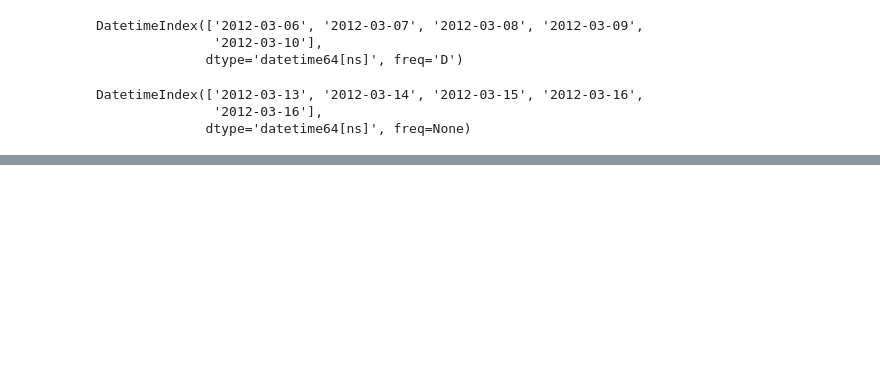
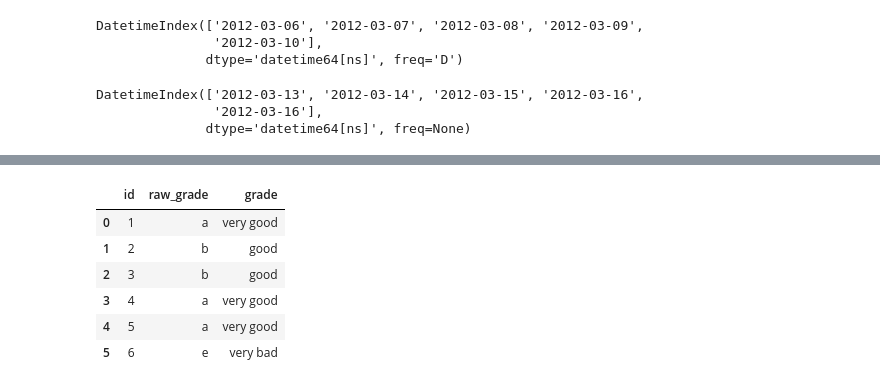
Before and after one commit to kyeob1107/pandas_til, a Jupyter notebook: local_getting_used_pandas.ipynb, the cells around one changed output, grey strips where cells are left out. Drawn from its saved outputs; the diff is of its cells as text; code cells hidden in the pictures; blank space fills up the shorter version.

```diff
--- a/local_getting_used_pandas.ipynb
+++ b/local_getting_used_pandas.ipynb
@@ -1064,0 +1060,5 @@ print("가이드 정리 용 테스트")
+# %%
+df = pd.DataFrame(
+    {"id": [1,2,3,4,5,6], "raw_grade": ["a", "b", "b", "a", "a", "e"]}
+)
+df
@@ -1064,0 +1073,3 @@ print("가이드 정리 용 테스트")
+# %%
+df["grade"] = df["raw_grade"].astype("category") # 타입을 category로 변경하여 새로운 컬럼으로써 추가
+df["grade"]
@@ -1064,0 +1085,13 @@ print("가이드 정리 용 테스트")
+# %%
+new_categorics = ["very good", "good", "very bad"] # 변경해줄 새로운 카테고리들
+df["grade"] = df["grade"].cat.rename_categories(new_categorics) # 기존 카테고리를 새로운 카테고리로 변경
+# %%
+df
+# %% [output]
+|  | id | raw_grade | grade |
+| 0 | 1 | a | very good |
+| 1 | 2 | b | good |
+| 2 | 3 | b | good |
+| 3 | 4 | a | very good |
+| 4 | 5 | a | very good |
+| 5 | 6 | e | very bad |
```
Also changed, not shown: parts of 72 cells of this notebook.
